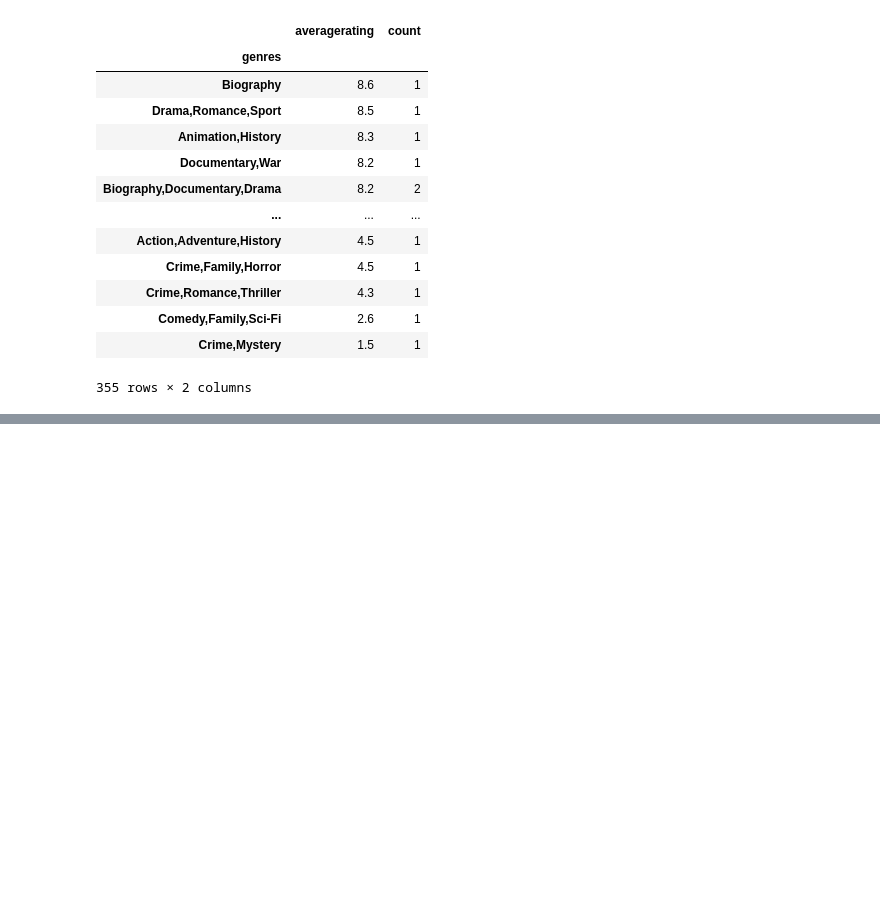
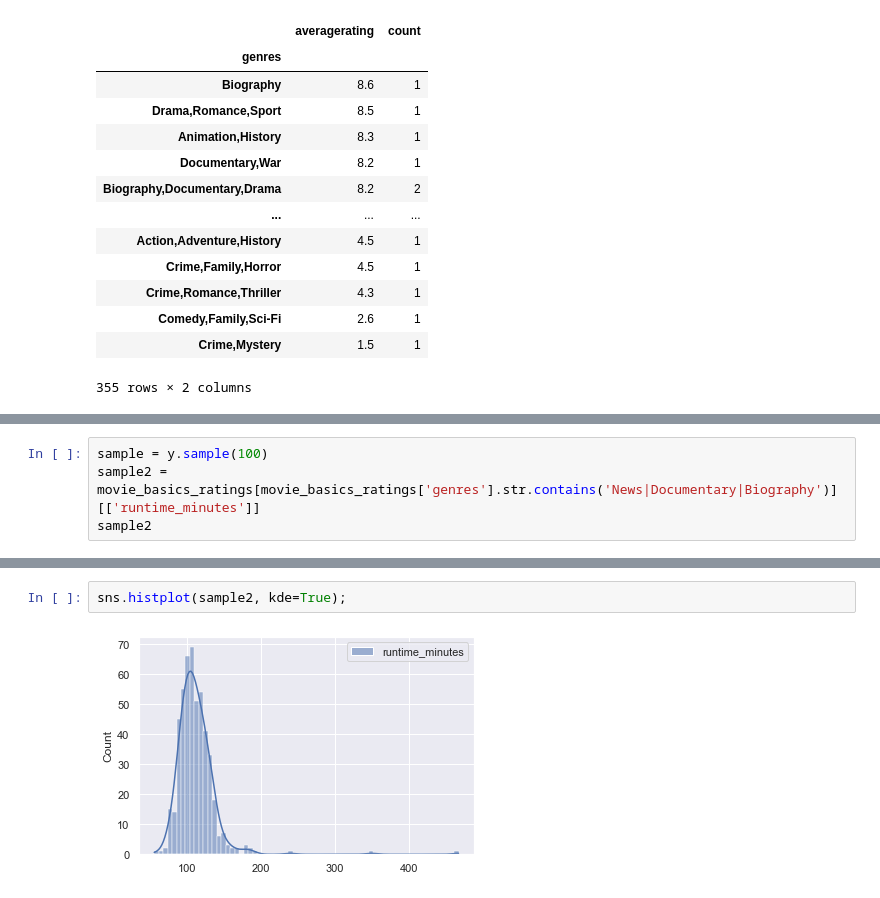
Before and after one commit to omunozsanchezdeloitte/Capstone---LPod-3, a Jupyter notebook: index.ipynb, the cells around one changed output, grey strips where cells are left out. Saved outputs shown, nothing was run; the diff lists cells and outputs as text; blank space fills up the shorter version.

```diff
--- a/index.ipynb
+++ b/index.ipynb
@@ -222,0 +270,4 @@ df1
+# %%
+sample = y.sample(100)
+sample2 = movie_basics_ratings[movie_basics_ratings['genres'].str.contains('News|Documentary|Biography')][['runtime_minutes']]
+sample2
@@ -222,0 +288,4 @@ df1
+# %%
+sns.histplot(sample2, kde=True);
+# %% [output]
+[figure, added]
```
Also changed, not shown: parts of 13 cells of this notebook.
